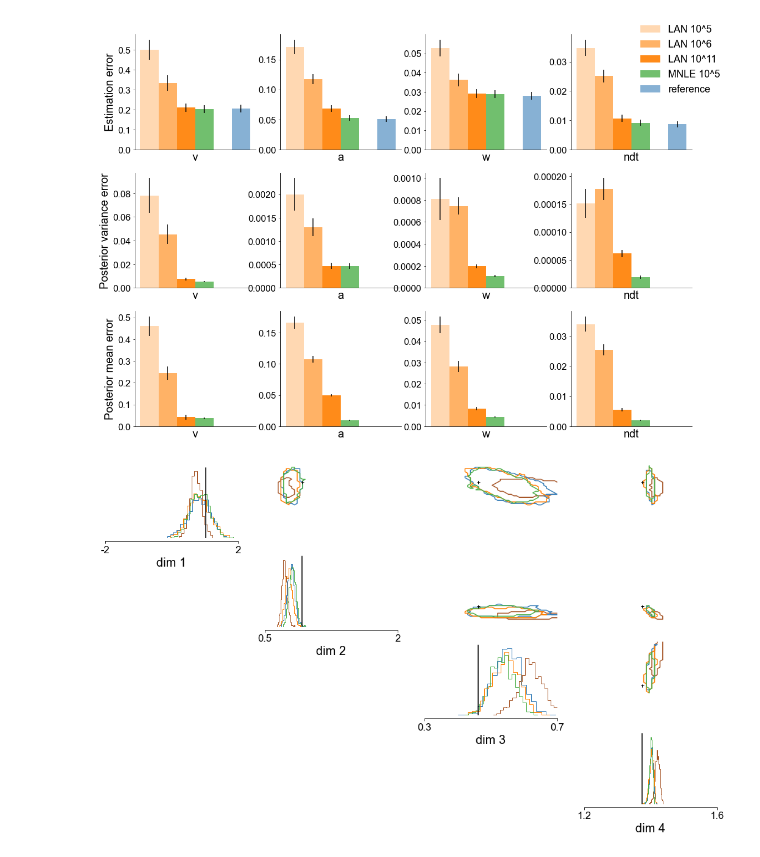
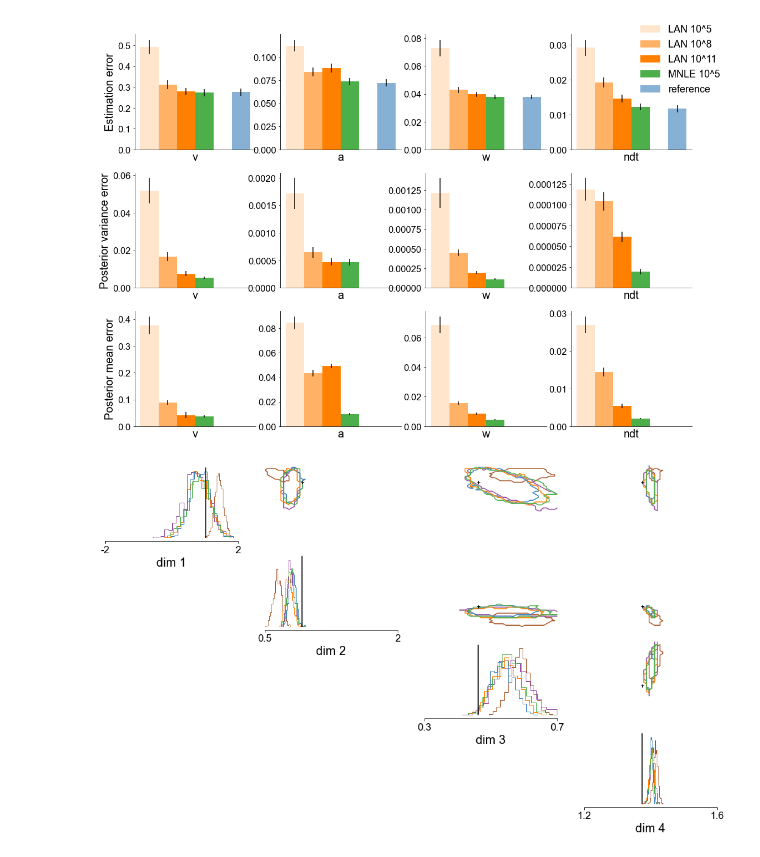
Before and after one commit to mackelab/mnle-for-ddms, a Jupyter notebook: notebooks/mnle-lan-comparison/compute_posterior_metrics.ipynb, the cells around one changed output. Drawn from its saved outputs; the diff is of its cells as text; code cells hidden in the pictures.

Commit message:
update metric notebooks.

```diff
--- a/notebooks/mnle-lan-comparison/compute_posterior_metrics.ipynb
+++ b/notebooks/mnle-lan-comparison/compute_posterior_metrics.ipynb
@@ -25,29 +25,31 @@ task = sbibm.get_task("ddm")
 prior = task.get_prior_dist()
 simulator = task.get_simulator(seed=seed) # Passing the seed to Julia.
 # %%
-with open("lan_10_11_posterior_samples_100x100iid.p", "rb") as fh:
+with open(save_folder / "lan_10_11_posterior_samples_100x100iid.p", "rb") as fh:
     samples = pickle.load(fh)
 samples_lan_11 = torch.stack(samples)
 
-# with open(save_folder / "lan_10_5_ours_posterior_samples_100x100iid.p", "rb") as fh:
-with open("lan_10_5_posterior_samples_100x100iid.p", "rb") as fh:
+with open(save_folder / "lan_10_5_ours_posterior_samples_100x100iid.p", "rb") as fh:
     samples = pickle.load(fh)
 samples_lan_5 = torch.stack(samples)
 
-# with open(save_folder / "lan_10_6_ours_posterior_samples_100x100iid.p", "rb") as fh:
-with open("lan_10_6_posterior_samples_100x100iid.p", "rb") as fh:
+with open(save_folder / "lan_10_6_ours_posterior_samples_100x100iid.p", "rb") as fh:
     samples = pickle.load(fh)
 samples_lan_6 = torch.stack(samples)
 
-with open("lan_10_7_posterior_samples_100x100iid.p", "rb") as fh:
+with open(save_folder / "lan_10_7_posterior_samples_100x100iid.p", "rb") as fh:
     samples = pickle.load(fh)
 samples_lan_7 = torch.stack(samples)
 
-with open("mnle_100000_posterior_samples_100x100iid.p", "rb") as fh:
+with open(save_folder / "lan_10_8_ours_posterior_samples_100x100iid.p", "rb") as fh:
+    samples = pickle.load(fh)
+samples_lan_8 = torch.stack(samples)
+
+with open(save_folder / "mnle_100000_posterior_samples_100x100iid.p", "rb") as fh:
     samples = pickle.load(fh)
 samples_mnle_5 = torch.stack(samples)
 
-with open("mnle_1000000_posterior_samples_100x100iid.p", "rb") as fh:
+with open(save_folder / "mnle_1000000_posterior_samples_100x100iid.p", "rb") as fh:
     samples = pickle.load(fh)
 samples_mnle_6 = torch.stack(samples)
 # %%
@@ -60,8 +62,8 @@ def get_posterior_metrics(reference_samples, samples, true_theta):
     var_diff = (reference_samples.var(0) - samples.var(0)).abs()
 
     # distance to true parameters, for each sample
-    acc_samples = abs(samples.mean(0) - true_theta).squeeze()
-    acc_reference = abs(reference_samples[:samples.shape[0]].mean(0) - true_theta).squeeze()
+    acc_samples = abs(samples - true_theta).mean(0)
+    acc_reference = abs(reference_samples[:samples.shape[0]] - true_theta).mean(0)
 
     return mean_diff, var_diff, acc_samples, acc_reference
 
@@ -81,6 +83,7 @@ metrics_lan_11 = torch.zeros(len(samples), 4, 4)
 metrics_lan_5 = torch.zeros(len(samples), 4, 4)
 metrics_lan_6 = torch.zeros(len(samples), 4, 4)
 metrics_lan_7 = torch.zeros(len(samples), 4, 4)
+metrics_lan_8 = torch.zeros(len(samples), 4, 4)
 metrics_mnle_5 = torch.zeros(len(samples), 4, 4)
 metrics_mnle_6 = torch.zeros(len(samples), 4, 4)
 
@@ -107,6 +110,11 @@ for obsi in range(100):
         samples_lan_7[obsi,],
         true_theta)
         )
+    metrics_lan_8[obsi,] = torch.stack(get_posterior_metrics(
+        ref_samples,
+        samples_lan_8[obsi,],
+        true_theta)
+        )
     metrics_mnle_5[obsi,] = torch.stack(get_posterior_metrics(
         ref_samples,
         samples_mnle_5[obsi,],
@@ -120,32 +128,32 @@ for obsi in range(100):
 # %%
 import numpy as np
 fig, ax = plt.subplots(3, 4, figsize=(18, 13), sharey=False, sharex=True)
 xlabels = ["v", "a", "w", "ndt"]
 ylabels = ["Posterior mean error", "Posterior variance error", "Estimation error"]
 width = 0.1
 pos = 1.
 
 for jj in range(3):  # metrics
     for ii in range(4):  # params
         plt.sca(ax[-jj-1, ii])
-        plot_bar(pos, metrics_lan_5[:, jj, ii], label="LAN 10^5", color=colors[1], alpha=0.3)
-        plot_bar(pos+0.1, metrics_lan_6[:, jj, ii], label="LAN 10^6", color=colors[1], alpha=0.6)
-        # plot_bar(pos+0.2, metrics_lan_7[:, jj, ii], label="LAN 10^7", color=colors[5])
-        plot_bar(pos+0.2, metrics_lan_11[:, jj, ii], label="LAN 10^11", color=colors[1], alpha=.9)
-        plot_bar(pos+0.3, metrics_mnle_6[:, jj, ii], label="MNLE 10^5", color=colors[2], alpha=.8)
+        plot_bar(pos, metrics_lan_5[:, jj, ii], label="LAN 10^5", color=colors[1], alpha=0.2)
+        # plot_bar(pos+0.1, metrics_lan_6[:, jj, ii], label="LAN 10^6", color=colors[1], alpha=0.6)
+        plot_bar(pos+0.1, metrics_lan_8[:, jj, ii], label="LAN 10^8", color=colors[1], alpha=0.6)
+        plot_bar(pos+0.2, metrics_lan_11[:, jj, ii], label="LAN 10^11", color=colors[1], alpha=1)
+        plot_bar(pos+0.3, metrics_mnle_6[:, jj, ii], label="MNLE 10^5", color=colors[2], alpha=1)
         # plot_bar(pos+0.3, metrics_mnle_6[:, jj, ii], label="MNLE 10-6", color=colors[2])
         if jj==2:
             plot_bar(pos+0.5, metrics_lan_11[:, jj+1, ii], label="reference", color=colors[0])
         plt.xticks([])
         plt.xlabel(xlabels[ii])
         if ii==3 and jj==2:
             plt.legend(
                 bbox_to_anchor=(.5, .4)
                 )
         if ii==0:
             plt.ylabel(ylabels[jj])
 # %% [output]
-[figure, old version]
+[figure, new version]
 # %%
 # Reference posterior for first obs in xos
 obsi = 1
@@ -154,12 +162,14 @@ true_theta = task.get_true_parameters(201+obsi)
 
 fig, ax = pairplot(
     [
+
         samples_lan_5[obsi,],
+        samples_lan_8[obsi,],
+        reference_samples[:1000],
+        samples_lan_11[obsi,],
         samples_mnle_5[obsi,],
-        samples_lan_11[obsi,],
-        reference_samples[:1000],
     ],
-    samples_colors = colors[4:5] + colors[:3],
+    samples_colors = colors[4:6] + colors[:3],
     upper="contour",
     diag="hist",
     points=[true_theta],
@@ -172,4 +182,4 @@ fig, ax = pairplot(
     ticks = [[-2, 2], [0.5, 2.0], [.3, .7], [1.2, 1.6]],
 );
 # %% [output]
-[figure, old version]
+[figure, new version]
```
Also changed, not shown: 1 other file.
